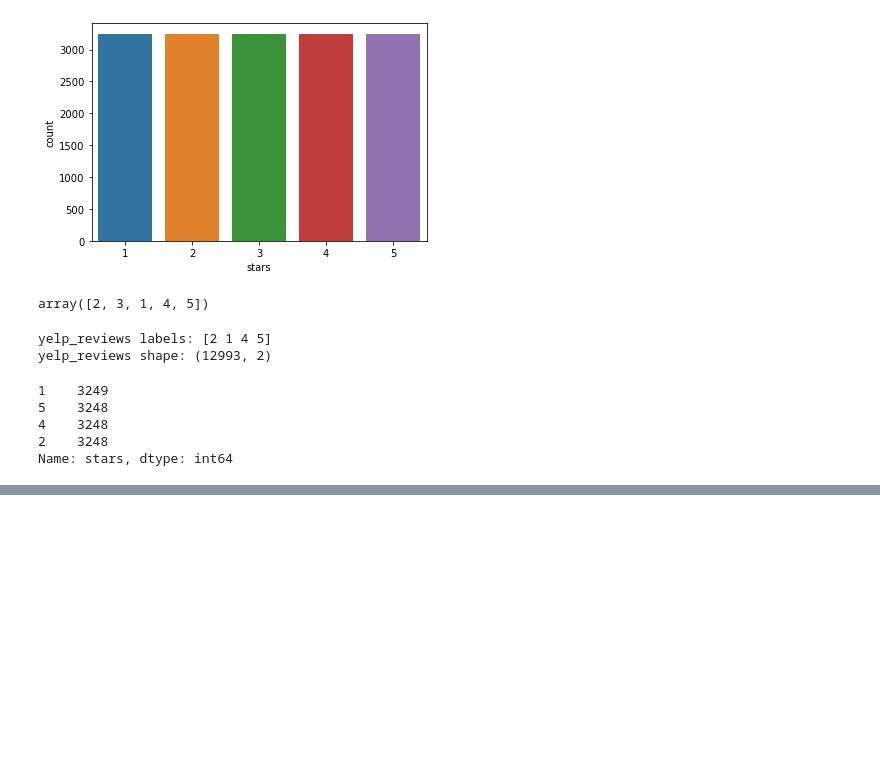
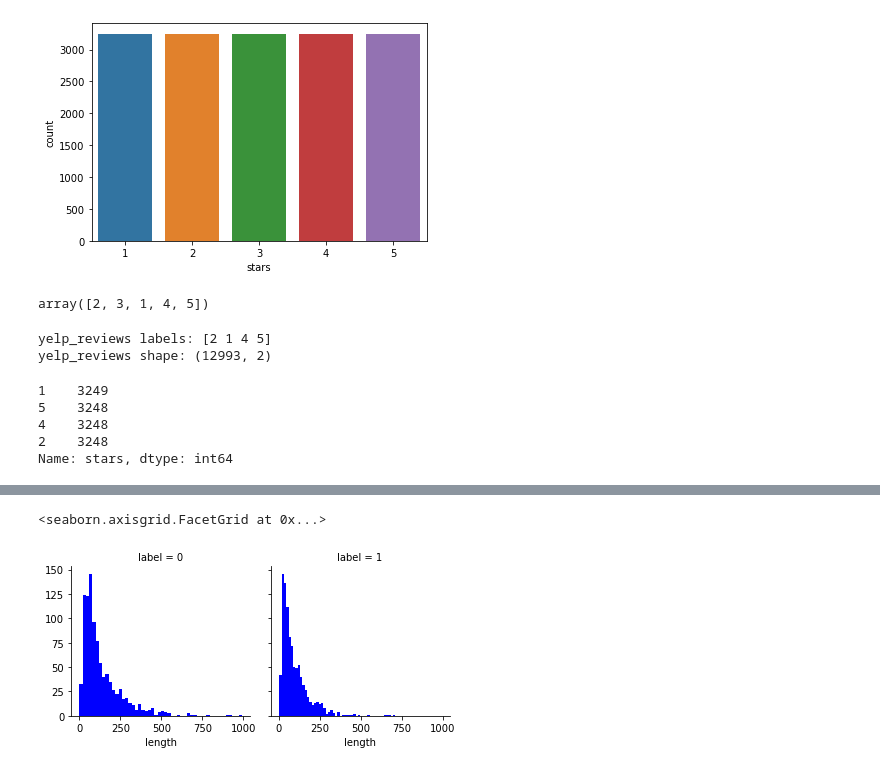
Before and after one commit to lupis30puc/yelp_bert_random_forest, a Jupyter notebook: preprocessing-for-bert-yelp-dataset.ipynb, the cells around one changed output, grey strips where cells are left out. Drawn from its saved outputs; the diff is of its cells as text; code cells hidden in the pictures; blank space fills up the shorter version.

```diff
--- a/preprocessing-for-bert-yelp-dataset.ipynb
+++ b/preprocessing-for-bert-yelp-dataset.ipynb
@@ -208,0 +329,3 @@ balanced_simplified_reviews
+# %%
+validation_df['length'] = validation_df['text'].apply(lambda x : len(x.strip().split(" ")))
+validation_df['length'].describe()
@@ -208,0 +342,7 @@ balanced_simplified_reviews
+# %%
+# COMPARING TEXT LENGTH TO STARS
+graph = sns.FacetGrid(data=validation_df,col='label')
+graph.map(plt.hist,'length',bins=50,color='blue')
+# %% [output]
+<seaborn.axisgrid.FacetGrid at 0x...>
+[figure, added]
```
Also changed, not shown: parts of 33 cells of this notebook.
